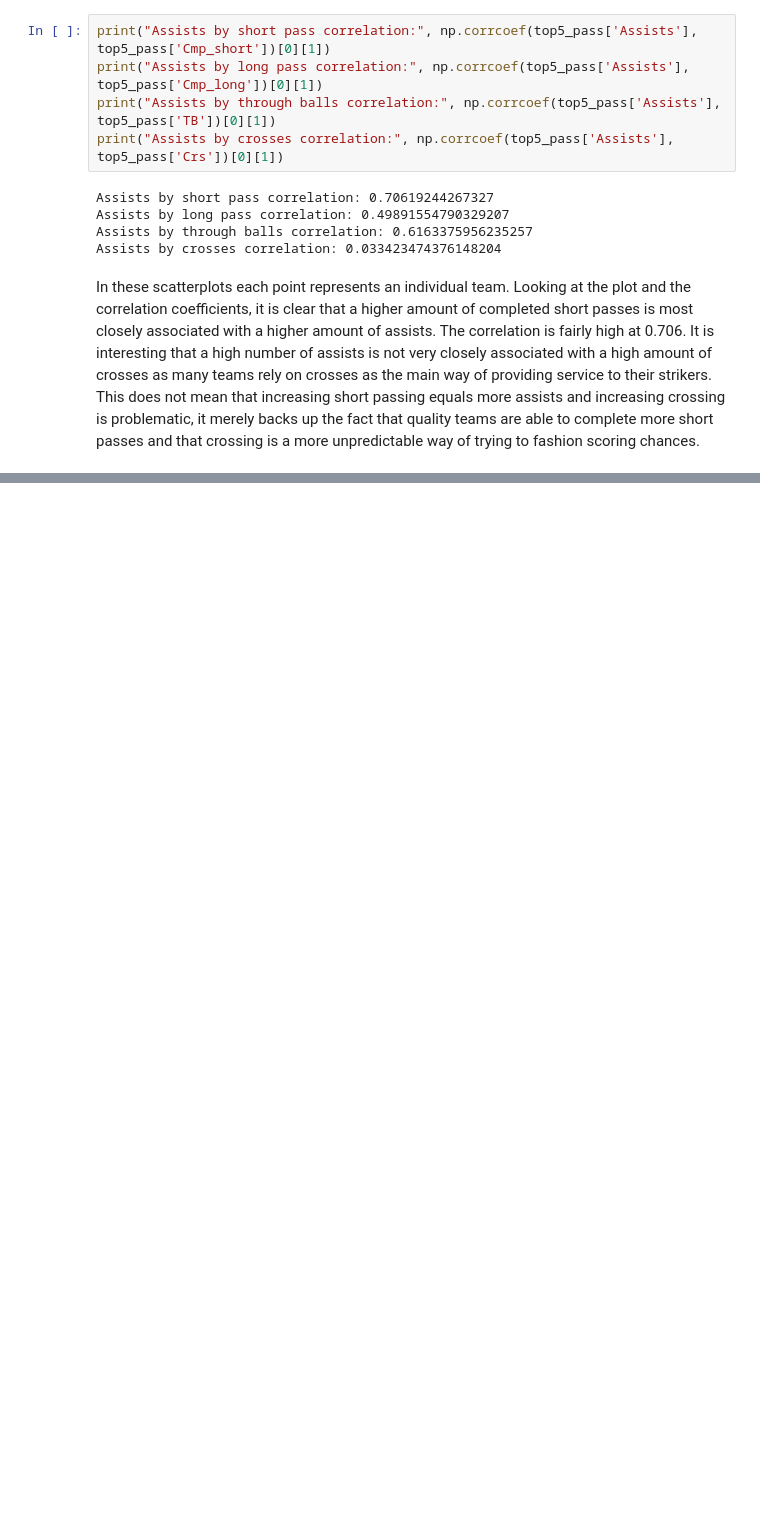
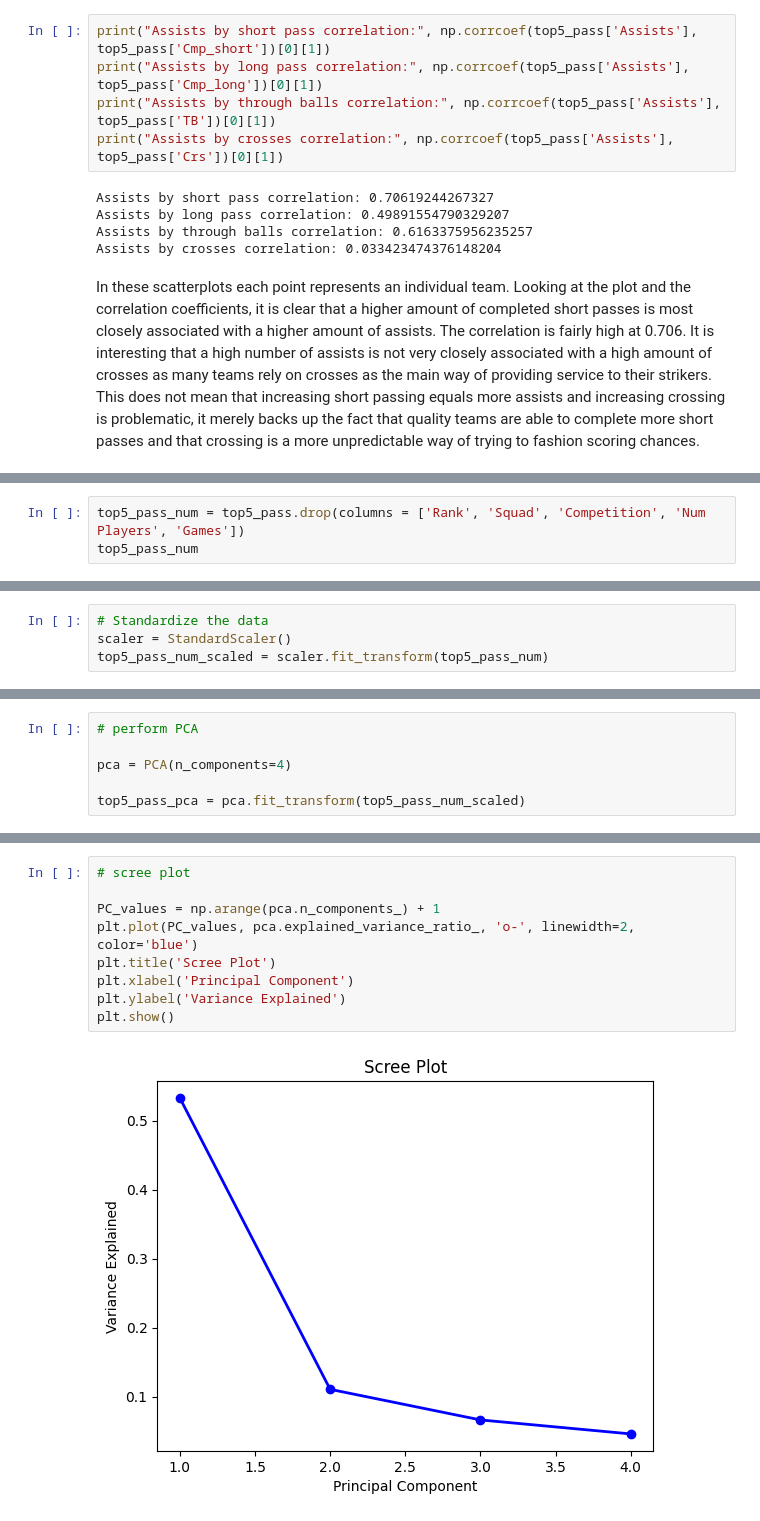
Before and after one commit to Owenp25/-Top-5-Football-Leagues-Clustering-Analysis, a Jupyter notebook: Top_5_Football_Leagues_Clustering_Teams_by_Passing_Play_Style.ipynb, the cells around one changed output, grey strips where cells are left out. Cells and saved outputs as stored; diff of their text form; blank space fills up the shorter version.

```diff
--- a/Top_5_Football_Leagues_Clustering_Teams_by_Passing_Play_Style.ipynb
+++ b/Top_5_Football_Leagues_Clustering_Teams_by_Passing_Play_Style.ipynb
@@ -508,0 +558,3 @@ In these scatterplots each point represents an individual team. Looking at the p
+# %%
+top5_pass_num = top5_pass.drop(columns = ['Rank', 'Squad', 'Competition', 'Num Players', 'Games'])
+top5_pass_num
@@ -508,0 +579,4 @@ In these scatterplots each point represents an individual team. Looking at the p
+# %%
+# Standardize the data
+scaler = StandardScaler()
+top5_pass_num_scaled = scaler.fit_transform(top5_pass_num)
@@ -508,0 +599,6 @@ In these scatterplots each point represents an individual team. Looking at the p
+# %%
+# perform PCA
+
+pca = PCA(n_components=4)
+
+top5_pass_pca = pca.fit_transform(top5_pass_num_scaled)
@@ -508,0 +639,11 @@ In these scatterplots each point represents an individual team. Looking at the p
+# %%
+# scree plot
+
+PC_values = np.arange(pca.n_components_) + 1
+plt.plot(PC_values, pca.explained_variance_ratio_, 'o-', linewidth=2, color='blue')
+plt.title('Scree Plot')
+plt.xlabel('Principal Component')
+plt.ylabel('Variance Explained')
+plt.show()
+# %% [output]
+[figure, added]
```
Also changed, not shown: parts of 24 cells of this notebook.
